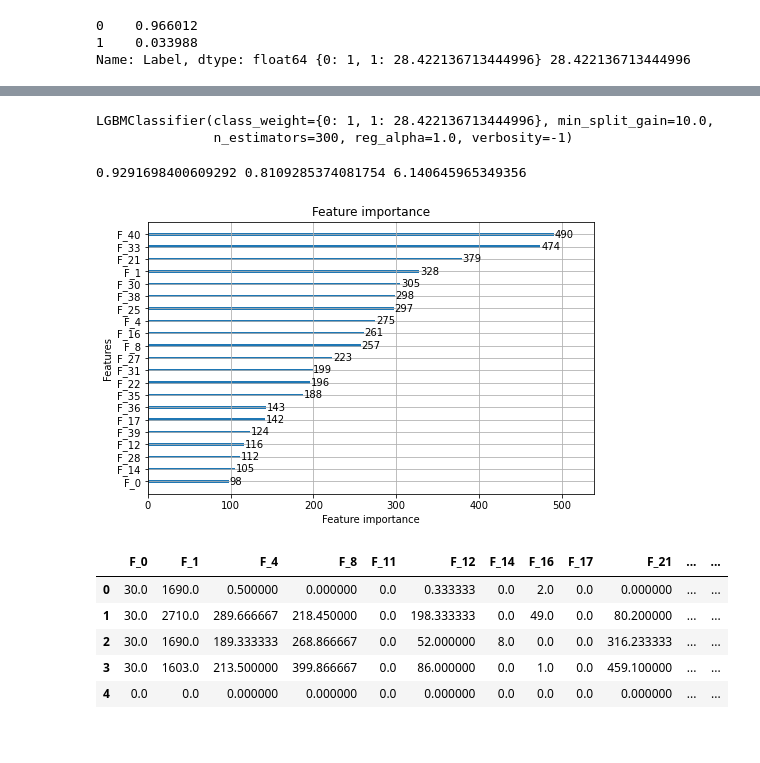
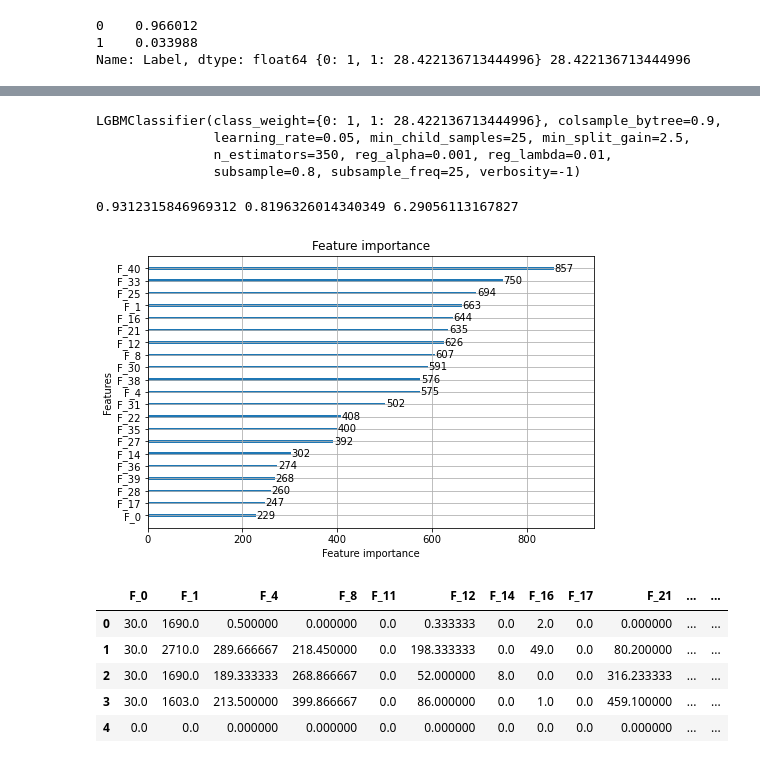
Before and after one commit to ra9dev/credits-scoring, a Jupyter notebook: solution.ipynb, the cells around one changed output, grey strips where cells are left out. Drawn from its saved outputs; the diff is of its cells as text; code cells hidden in the pictures.

```diff
--- a/solution.ipynb
+++ b/solution.ipynb
@@ -115,8 +130,10 @@ correlation_df = show_correlations(trainX, show_chart=True, figsize=(25, 25))
 [figure]
 # %% [markdown]
 # After tests improvements
-# %%
-trainX.drop(columns=['F_2', 'F_3', 'F_13', 'F_10'], inplace=True)
+# %%
+small_impact_calls = ['F_2', 'F_3', 'F_13', 'F_10']
+for col in small_impact_calls:
+    features.remove(col)
 # %% [markdown]
 # Models
 # %%
@@ -141,7 +159,7 @@ print('Mean MAE: %.3f (%.3f)' % (np.mean(MSEs), np.std(MSEs)))
 # %% [output]
 Mean MAE: 0.065 (0.001)
 # %%
-lasso.fit(trainX, trainY)
+lasso.fit(trainX[features], trainY)
 # %% [output]
 Lasso()
 # %%
@@ -163,30 +204,39 @@ Name: Label, dtype: float64 {0: 1, 1: 28.422136713444996} 28.422136713444996
 # %%
 lgbmc = lgbm.LGBMClassifier(class_weight=class_weight, silent=True, verbosity=-1)
 lgbmc.set_params(**{
-    'n_estimators': 300,
-    'subsample': 1.0,
-    'min_split_gain': 10.0,
-    'reg_alpha': 1.0,})
+    'num_leaves': 31,
+    'learning_rate': 0.05,
+    'n_estimators': 350,
+    'min_split_gain': 2.5,
+    'min_child_samples': 25,
+    'subsample': 0.8,
+    'subsample_freq': 25,
+    'colsample_bytree': 0.9,
+    'reg_alpha': 0.001,
+    'reg_lambda': 0.01
+})
 
-lgbmc.fit(trainX, trainY)
+lgbmc.fit(trainX[features], trainY)
 # %% [output]
-LGBMClassifier(class_weight={0: 1, 1: 28.422136713444996}, min_split_gain=10.0,
-               n_estimators=300, reg_alpha=1.0, verbosity=-1)
+LGBMClassifier(class_weight={0: 1, 1: 28.422136713444996}, colsample_bytree=0.9,
+               learning_rate=0.05, min_child_samples=25, min_split_gain=2.5,
+               n_estimators=350, reg_alpha=0.001, reg_lambda=0.01,
+               subsample=0.8, subsample_freq=25, verbosity=-1)
 # %%
-preds = lgbmc.predict_proba(trainX)[:, 1]
+preds = lgbmc.predict_proba(trainX[features])[:, 1]
 accuracy = accuracy_score(trainY.values, (preds >= 0.7).astype(int))
 g = gini(trainY.values, preds)
 l = lift(trainY.values, preds, 10)
 print(accuracy, g, l)
 # %% [output]
-0.9291698400609292 0.8109285374081754 6.140645965349356
+0.9312315846969312 0.8196326014340349 6.29056113167827
 # %%
-max_num_features = len(trainX.columns)
+max_num_features = len(features)
 
 fig, ax = plt.subplots(figsize=(8, 5))
 lgbm.plot_importance(lgbmc, max_num_features=max_num_features, ax=ax)
 plt.show()
 # %% [output]
-[figure, old version]
+[figure, new version]
 # %%
 test = pd.read_csv('./test.csv')
```
Also changed, not shown: parts of 15 cells of this notebook, 1 other file.
